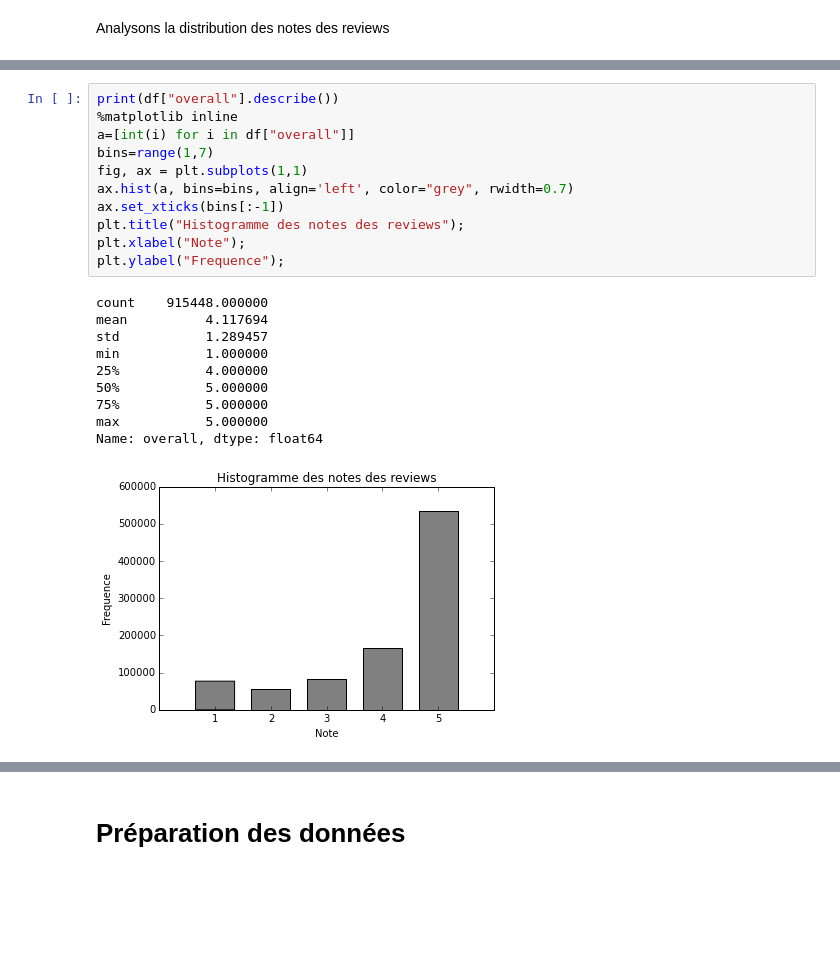
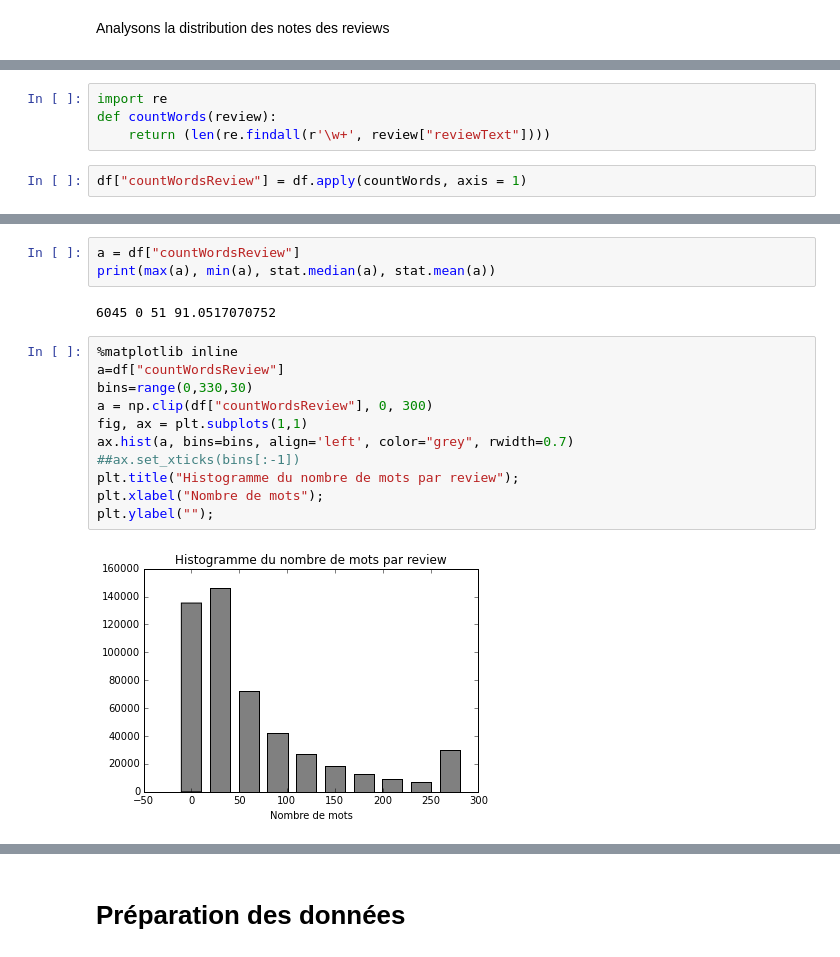
Before and after one commit to alexcombessie/ENSAE_Amazon-Review-Prediction, a Jupyter notebook: Projet Python - Amazon review data.ipynb, the cells around one changed output, grey strips where cells are left out. Cells and saved outputs as stored; diff of their text form; blank space fills up the shorter version.

```diff
--- a/Projet Python - Amazon review data.ipynb
+++ b/Projet Python - Amazon review data.ipynb
@@ -75,0 +105,6 @@ Analysons la distribution des notes des reviews
+# %%
+import re
+def countWords(review):
+    return (len(re.findall(r'\w+', review["reviewText"])))
+# %%
+df["countWordsReview"] = df.apply(countWords, axis = 1)
@@ -76,22 +120,18 @@ Analysons la distribution des notes des reviews
+# %%
+a = df["countWordsReview"]
+print(max(a), min(a), stat.median(a), stat.mean(a))
+# %% [output]
+6045 0 51 91.0517070752
 # %%
-print(df["overall"].describe())
 %matplotlib inline
-a=[int(i) for i in df["overall"]]
-bins=range(1,7)
+a=df["countWordsReview"]
+bins=range(0,330,30)
+a = np.clip(df["countWordsReview"], 0, 300)
 fig, ax = plt.subplots(1,1)
 ax.hist(a, bins=bins, align='left', color="grey", rwidth=0.7)
-ax.set_xticks(bins[:-1])
-plt.title("Histogramme des notes des reviews");
-plt.xlabel("Note");
-plt.ylabel("Frequence");
+##ax.set_xticks(bins[:-1])
+plt.title("Histogramme du nombre de mots par review");
+plt.xlabel("Nombre de mots");
+plt.ylabel("");
 # %% [output]
-count    915448.000000
-mean          4.117694
-std           1.289457
-min           1.000000
-25%           4.000000
-50%           5.000000
-75%           5.000000
-max           5.000000
-Name: overall, dtype: float64
-[figure, old version]
+[figure, new version]
```
Also changed, not shown: parts of 16 cells of this notebook.
